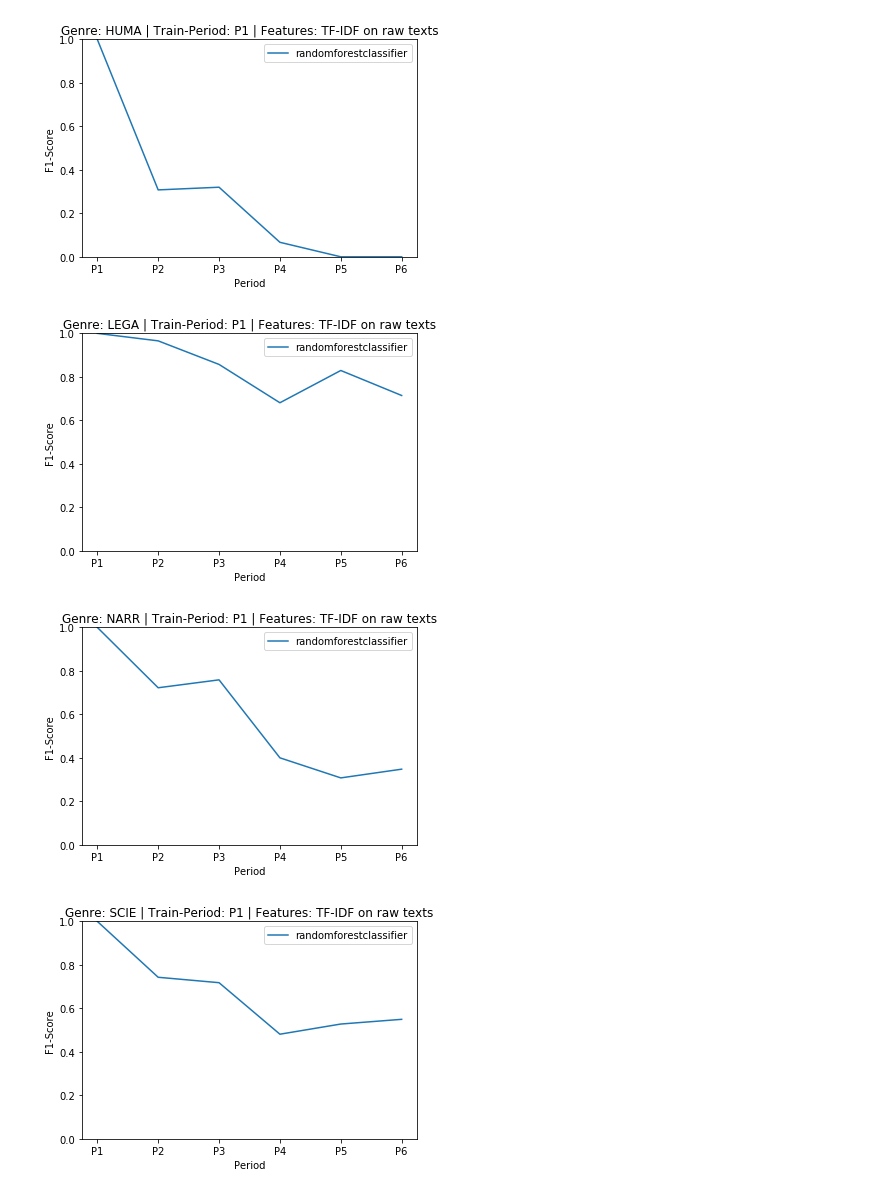
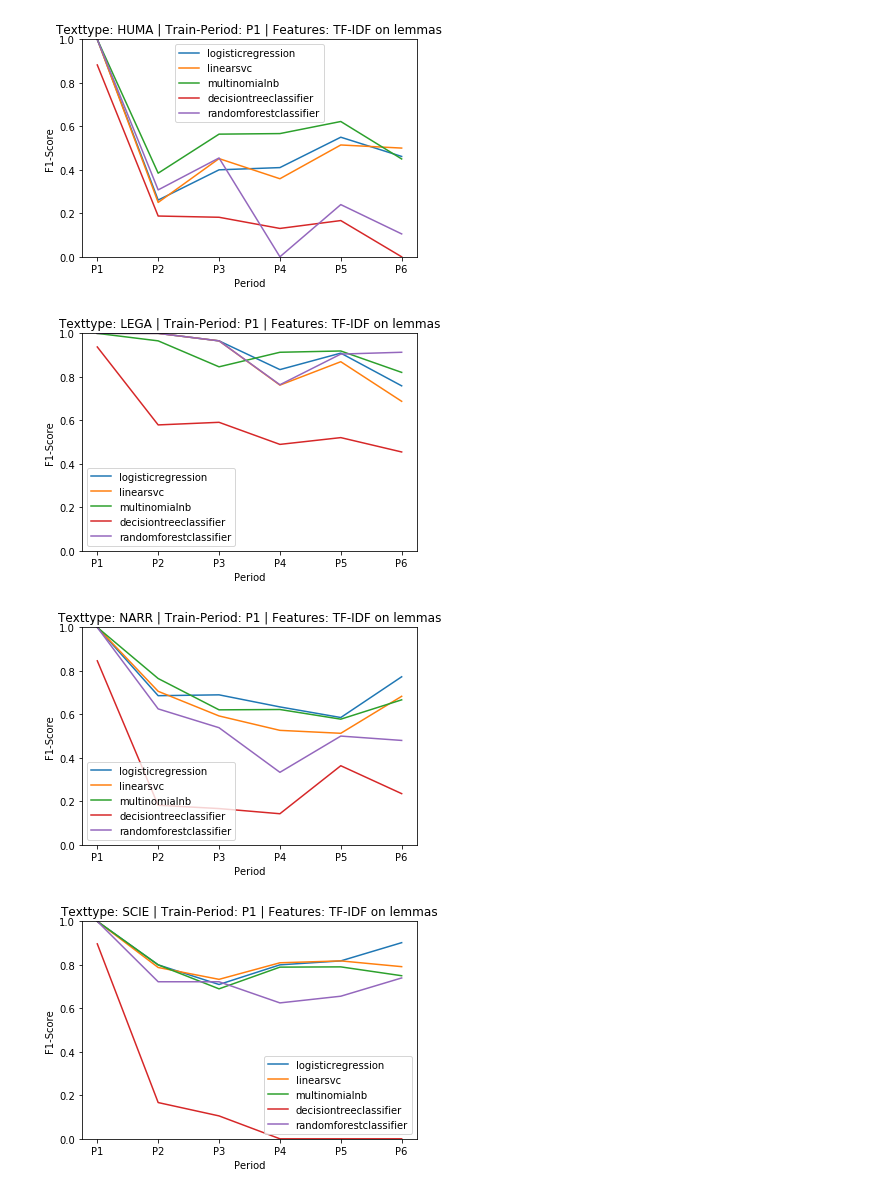
Before and after one commit to LennartKeller/TextklassifikationsProjekt2019, a Jupyter notebook: Concept.ipynb, the cells around one changed output. Drawn from its saved outputs; the diff is of its cells as text; code cells hidden in the pictures.

```diff
--- a/Concept.ipynb
+++ b/Concept.ipynb
@@ -264,7 +264,7 @@ from tqdm import tqdm_notebook
 def run_exp_period_genre(
     clf_pipelines: Pipeline,
     df: DataFrame,
-    X_column: str = 'text',
+    X_column: str = 'lemmas',
     feat_decription: str = "Placeholder",
     pipeline_infos: List[str] = None,
     train_period: str = 'WMD',
@@ -316,7 +316,7 @@ def run_exp_period_genre(
         periods_results = {}
         for df_period in test_period:
 
-            y_pred = clf_pipeline.predict(df_period.text)
+            y_pred = clf_pipeline.predict(df_period.lemmas)
 
             report = classification_report(df_period.genre, y_pred, output_dict=True)
             periods_results[df_period.period.unique()[0]] = report
@@ -359,7 +359,7 @@ def plot_results(results: dict,
         ax.legend()
         ax.set_xlabel('Period')
         ax.set_ylabel('F1-Score')
-        ax.set_title(f'Genre: {genre} | Train-Period: {train_period} | Features: {feat_descripton}')
+        ax.set_title(f'Texttype: {genre} | Train-Period: {train_period} | Features: {feat_descripton}')
         #fig.tight_layout()
 
         figs.append(fig)
@@ -375,23 +375,23 @@ from sklearn.naive_bayes import MultinomialNB
 from sklearn.linear_model import LogisticRegression
 from sklearn.tree import DecisionTreeClassifier
 from sklearn.ensemble import RandomForestClassifier
-from xgboost.sklearn import XGBClassifier
+#from xgboost.sklearn import XGBClassifier
 from stop_words import get_stop_words
 
-pipe1 = make_pipeline(TfidfVectorizer(stop_words=get_stop_words('de'), max_features=5000), LogisticRegression())
+pipe1 = make_pipeline(TfidfVectorizer(stop_words=get_stop_words('de'), max_features=5000), LogisticRegression(C=12, penalty="l2", solver="lbfgs"))
 pipe2 = make_pipeline(TfidfVectorizer(stop_words=get_stop_words('de'), max_features=5000), LinearSVC(C=3))
-pipe3 = make_pipeline(TfidfVectorizer(stop_words=get_stop_words('de'), max_features=5000), MultinomialNB())
-pipe4 = make_pipeline(TfidfVectorizer(stop_words=get_stop_words('de'), max_features=5000), DecisionTreeClassifier(max_depth=300))
-pipe5 = make_pipeline(TfidfVectorizer(stop_words=get_stop_words('de'), max_features=5000), RandomForestClassifier(n_estimators=1000))
-pipe6 = make_pipeline(TfidfVectorizer(stop_words=get_stop_words('de'), max_features=5000), XGBClassifier())
+pipe3 = make_pipeline(TfidfVectorizer(stop_words=get_stop_words('de'), max_features=5000), MultinomialNB(alpha=0.01))
+pipe4 = make_pipeline(TfidfVectorizer(stop_words=get_stop_words('de'), max_features=5000), DecisionTreeClassifier(max_depth=200, max_features="auto",min_samples_split=5))
+pipe5 = make_pipeline(TfidfVectorizer(stop_words=get_stop_words('de'), max_features=5000), RandomForestClassifier(n_estimators=1850))
+#pipe6 = make_pipeline(TfidfVectorizer(stop_words=get_stop_words('de'), max_features=5000), XGBClassifier())
 
 
 
 
-pipes = [pipe5]#, pipe6]pipe1, pipe2, pipe3
+pipes = [pipe1, pipe2, pipe3, pipe4, pipe5]#, pipe6]pipe1, pipe2, pipe3
 # %%
 import pandas as pd
-df = pd.read_csv('full_dataset.csv').dropna()
+df = pd.read_csv('full_taggeddataset.csv').dropna()
 df = df[df.genre != 'NEWS']
 df = df[df.genre != 'NEWS-P4']
 print(df.genre.unique())
@@ -409,5 +409,5 @@ results, train_period = run_exp_period_genre(pipes,df, train_period='P1', verbos
 # %% [output]
 [interactive output not drawn]
 # %%
-figs, axs, filenames = plot_results(results, train_period, 'TF-IDF on raw texts')
+figs, axs, filenames = plot_results(results, train_period, 'TF-IDF on lemmas')
 # %% [output]
@@ -415,4 +415,4 @@ figs, axs, filenames = plot_results(results, train_period, 'TF-IDF on raw texts'
-[figure, old version]
+[figure, new version]
-[figure, old version]
+[figure, new version]
-[figure, old version]
+[figure, new version]
-[figure, old version]
+[figure, new version]
```
Also changed, not shown: parts of 3 cells of this notebook, 6 other files.
